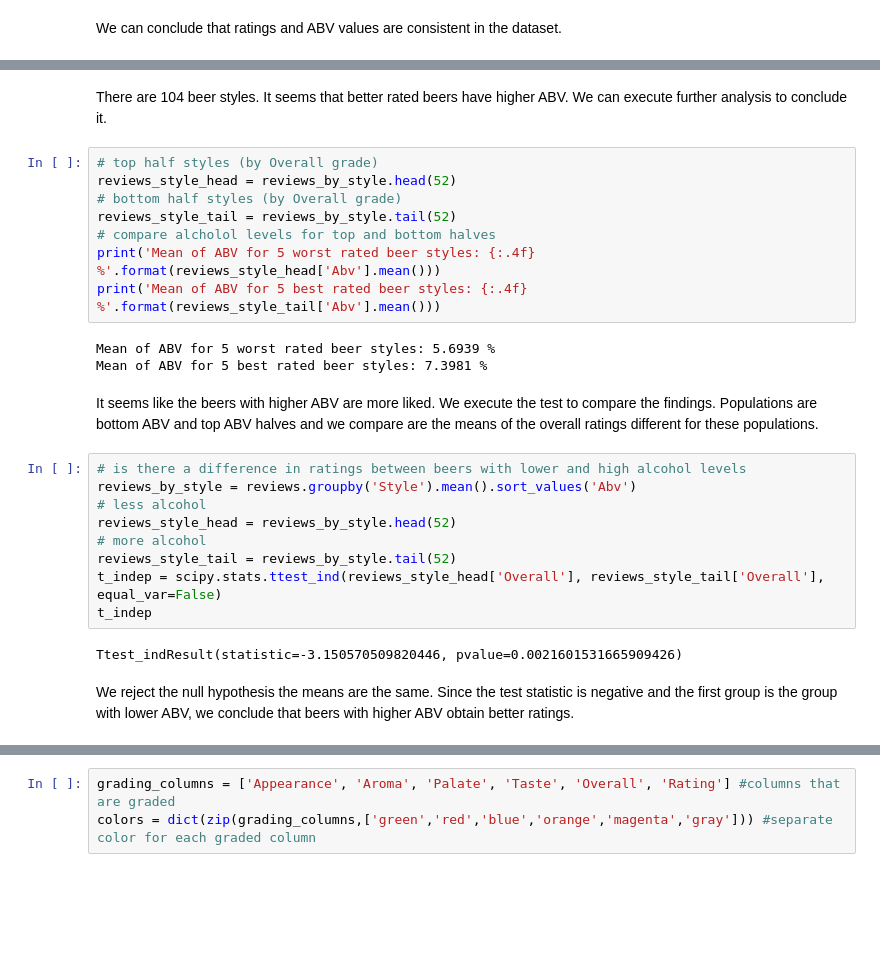
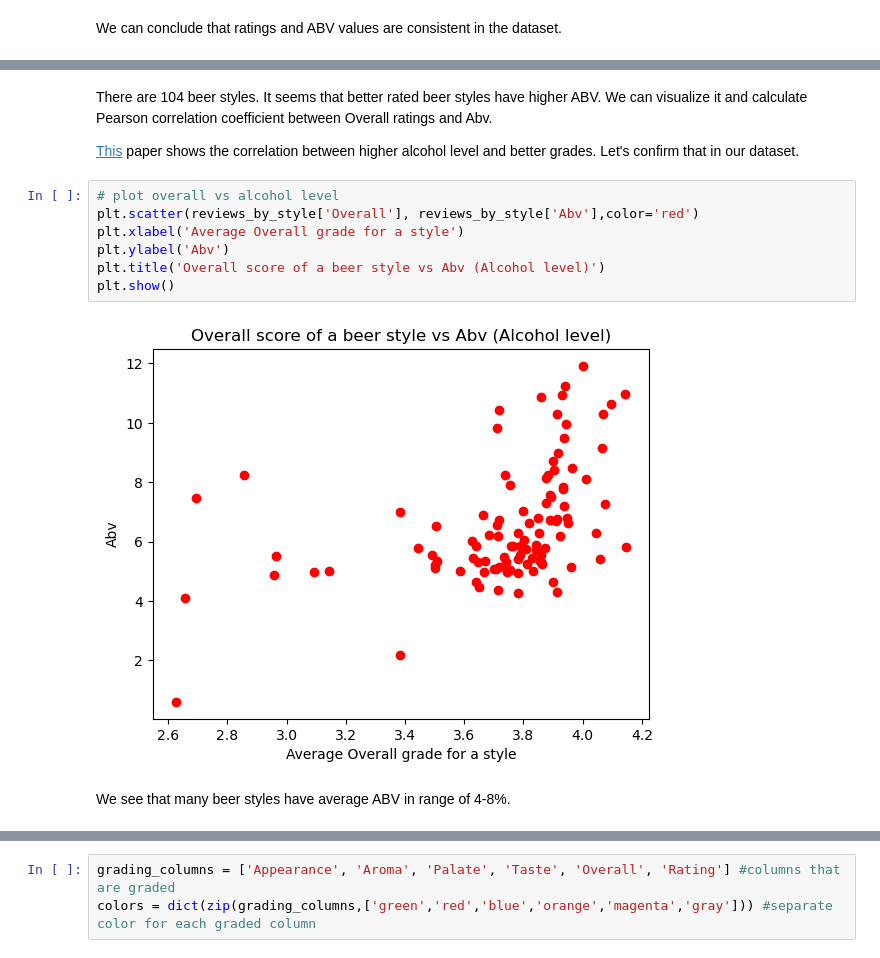
Before and after one commit to epfl-ada/ada-2022-project-rakijada, a Jupyter notebook: data_investigation.ipynb, the cells around one changed output, grey strips where cells are left out. Saved outputs shown, nothing was run; the diff lists cells and outputs as text; blank space fills up the shorter version.

```diff
--- a/data_investigation.ipynb
+++ b/data_investigation.ipynb
@@ -237,30 +241,17 @@ reviews_by_style
 104 rows × 9 columns
 # %% [markdown]
 There are 104 beer styles.
-It seems that better rated beers have higher ABV. We can execute further analysis to conclude it.
+It seems that better rated beer styles have higher ABV. We can visualize it and calculate Pearson correlation coefficient between Overall ratings and Abv.
+
+[This](http://www.theibfr2.com/RePEc/ibf/ijmmre/ijmmr-v15n1-2022/IJMMR-V15N1-2022-1.pdf) paper shows the correlation between higher alcohol level and better grades. Let's confirm that in our dataset.
-# %%
-# top half styles (by Overall grade)
-reviews_style_head = reviews_by_style.head(52)
-# bottom half styles (by Overall grade)
-reviews_style_tail = reviews_by_style.tail(52)
-# compare alcholol levels for top and bottom halves
-print('Mean of ABV for 5 worst rated beer styles: {:.4f} %'.format(reviews_style_head['Abv'].mean()))
-print('Mean of ABV for 5 best rated beer styles: {:.4f} %'.format(reviews_style_tail['Abv'].mean()))
-# %% [output]
-Mean of ABV for 5 worst rated beer styles: 5.6939 %
-Mean of ABV for 5 best rated beer styles: 7.3981 %
-# %% [markdown]
-It seems like the beers with higher ABV are more liked. We execute the test to compare the findings. Populations are bottom ABV and top ABV halves and we compare are the means of the overall ratings different for these populations.
-# %%
-# is there a difference in ratings between beers with lower and high alcohol levels
-reviews_by_style = reviews.groupby('Style').mean().sort_values('Abv')
-# less alcohol
-reviews_style_head = reviews_by_style.head(52)
-# more alcohol
-reviews_style_tail = reviews_by_style.tail(52)
-t_indep = scipy.stats.ttest_ind(reviews_style_head['Overall'], reviews_style_tail['Overall'], equal_var=False)
-t_indep
-# %% [output]
-Ttest_indResult(statistic=-3.150570509820446, pvalue=0.0021601531665909426)
-# %% [markdown]
-We reject the null hypothesis the means are the same. Since the test statistic is negative and the first group is the group with lower ABV, we conclude that beers with higher ABV obtain better ratings.
+# %%
+# plot overall vs alcohol level
+plt.scatter(reviews_by_style['Overall'], reviews_by_style['Abv'],color='red')
+plt.xlabel('Average Overall grade for a style')
+plt.ylabel('Abv')
+plt.title('Overall score of a beer style vs Abv (Alcohol level)')
+plt.show()
+# %% [output]
+[figure, added]
+# %% [markdown]
+We see that many beer styles have average ABV in range of 4-8%.
```
Also changed, not shown: parts of 28 cells of this notebook, 1 other file.
